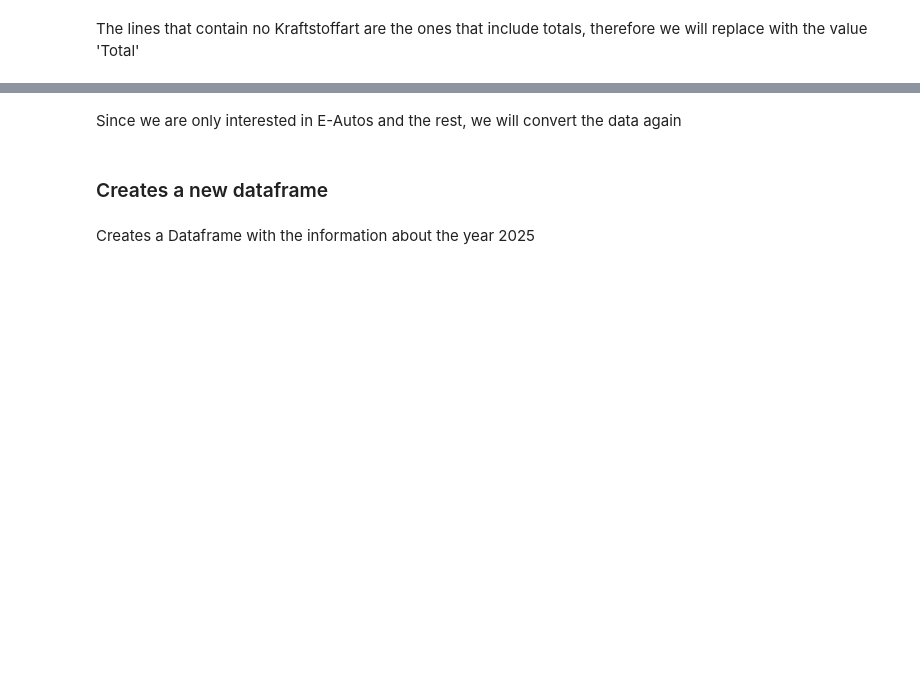
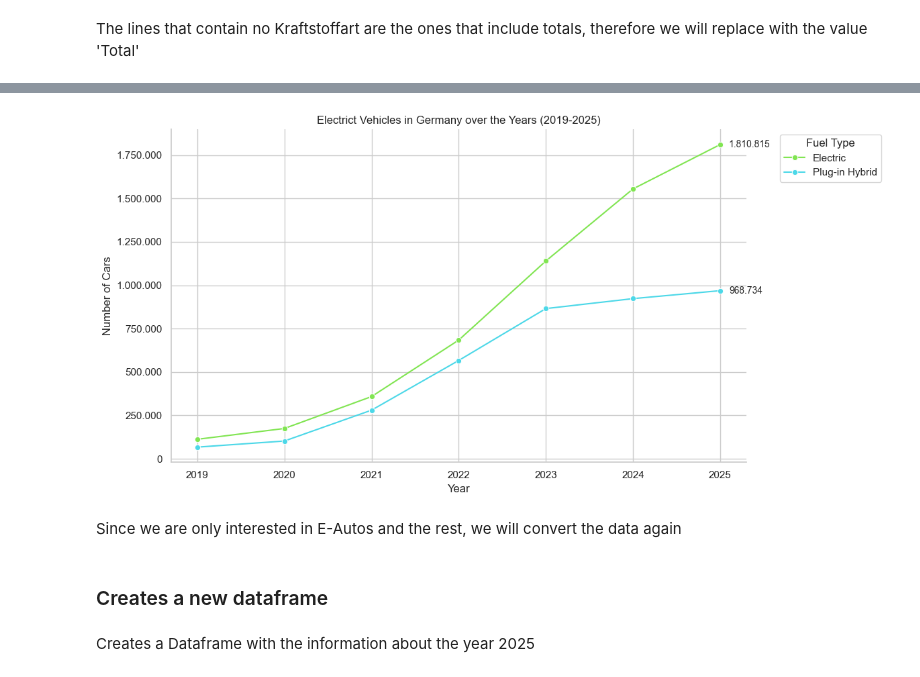
Before and after one commit to adelinerd/electric_cars, a Jupyter notebook: 3_Autos_Germany.ipynb, the cells around one changed output, grey strips where cells are left out. Drawn from its saved outputs; the diff is of its cells as text; code cells hidden in the pictures; blank space fills up the shorter version.

```diff
--- a/3_Autos_Germany.ipynb
+++ b/3_Autos_Germany.ipynb
@@ -262,35 +470,50 @@ import matplotlib.ticker as ticker
 df_electric = df_germany[df_germany["fuel"].isin(["Electric", "Plug-in Hybrid"])]
 
 # Set the plot style
-sns.set_style("whitegrid")
+#sns.set_style("whitegrid")
 
 
 # Pivot the data to get years on x-axis and fuel types as separate lines
 plt.figure(figsize=(12, 6))
 
 # Access the axes
 ax = plt.gca()
 
 # Turn off scientific notation
 ax.ticklabel_format(style='plain', axis='y')
 
 # Format ticks with commas
 ax.yaxis.set_major_formatter(ticker.FuncFormatter(lambda x, _: f'{int(x):,}'.replace(',', '.')))
 
 
 sns.lineplot(data=df_electric, x="year", y="total_cars", palette = colors_fuel, hue="fuel", marker="o", ax = ax)
-
+ax.spines['top'].set_visible(False)
+ax.spines['right'].set_visible(False)
 # Labels and title
 plt.xlabel("Year")
 plt.ylabel("Number of Cars")
 plt.title("Electrict Vehicles in Germany over the Years (2019-2025)")
 
 # Move legend outside
 plt.legend(title="Fuel Type", bbox_to_anchor=(1.05, 1), loc="upper left")
 
 # Adjust layout to fit legend
 plt.tight_layout()
+
+# Annotate the last value of each line
+for fuel_type, group_data in df_electric.groupby("fuel"):
+    last_point = group_data.sort_values("year").iloc[-1]
+    x = last_point["year"]
+    y = last_point["total_cars"]
+    label = f'{int(y):,}'.replace(',', '.')
+
+    # Slight offset to avoid overlapping with the point
+    ax.text(x + 0.1, y, label, va='center', fontsize=10)
+
+
 plt.show()
+# %% [output]
+[figure, added]
 # %%
 # Remove "Deutschland" from the dataset, as it contains aggregations
 df_states = df[~(df["land"] =="Deutschland")]
```
Also changed, not shown: parts of 25 cells of this notebook, 9 other files.
